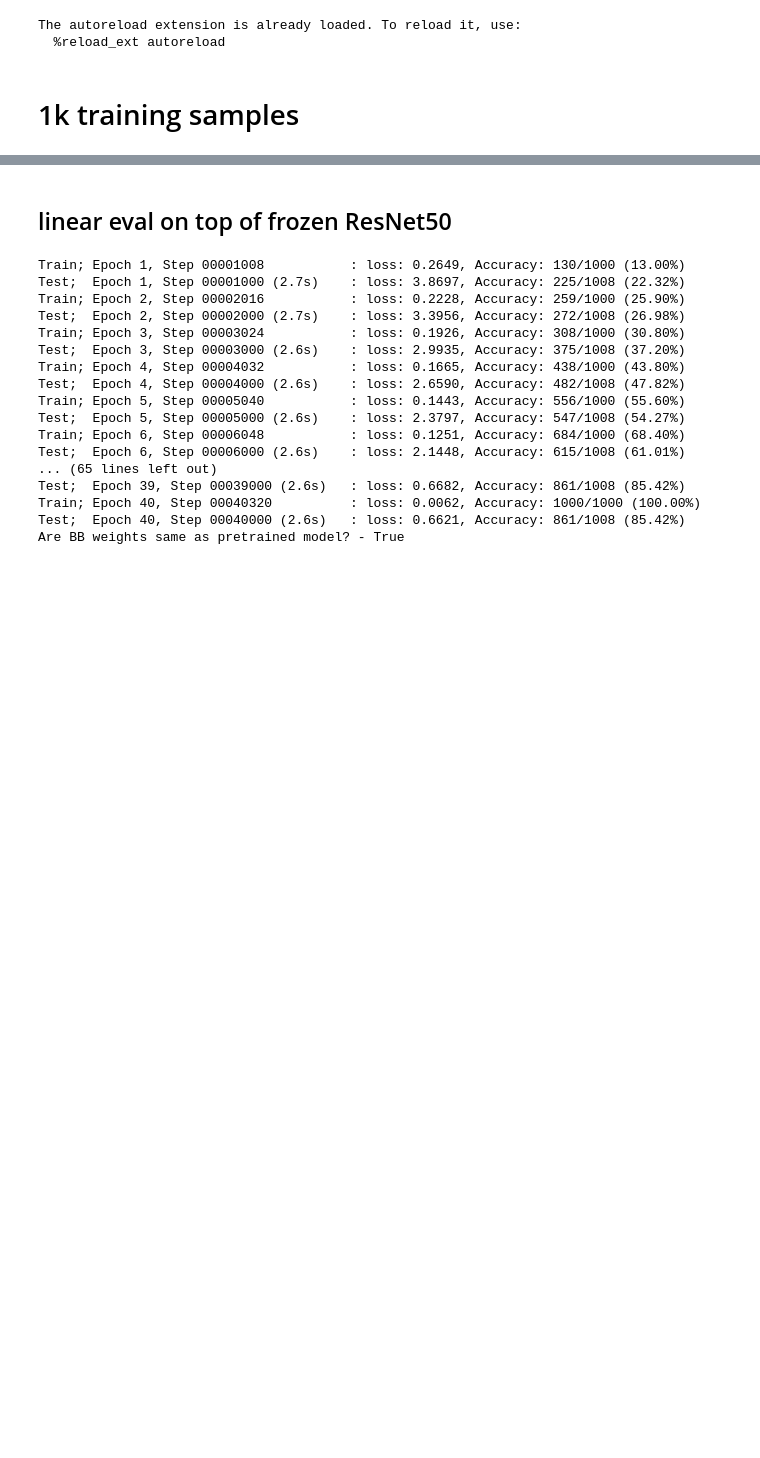
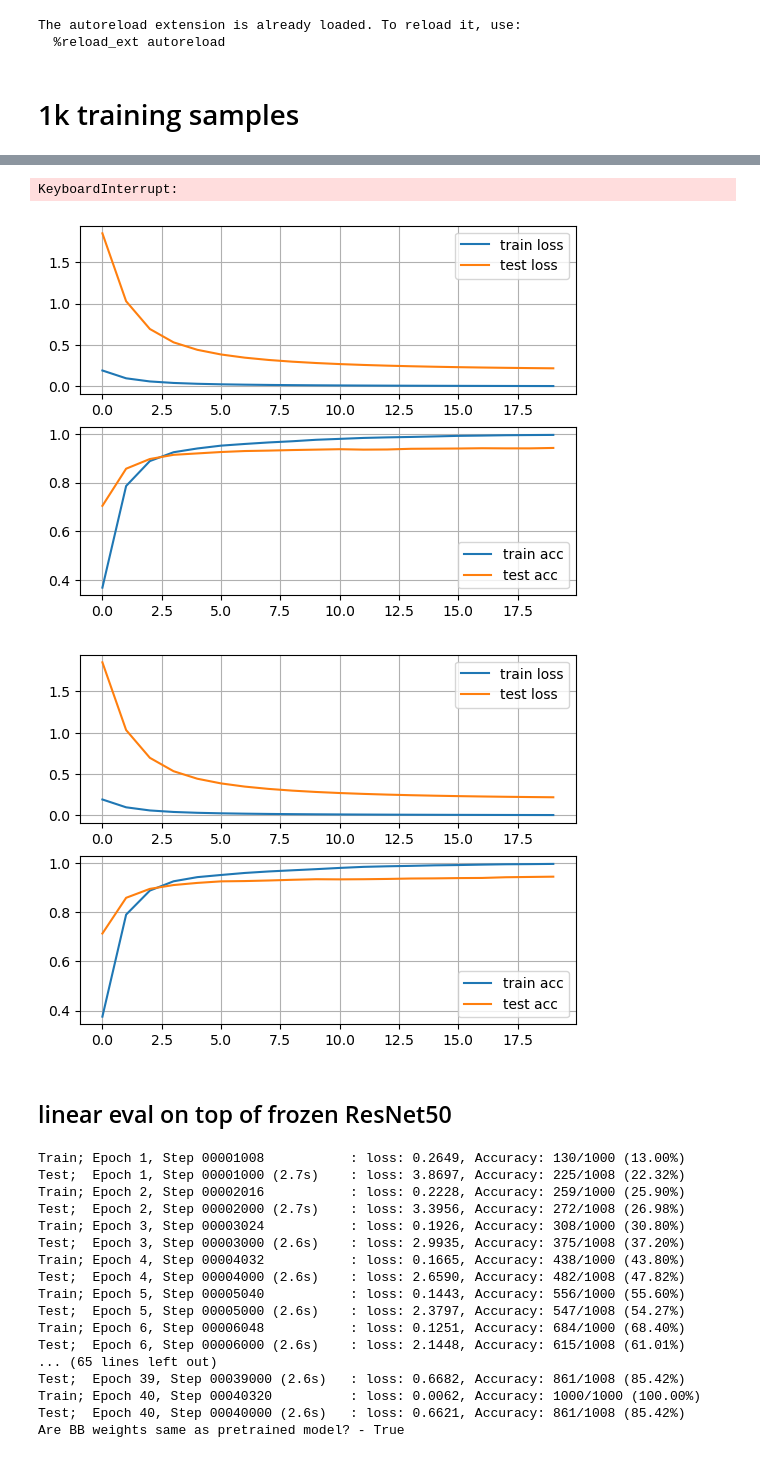
Before and after one commit to gurevichan/research, a Jupyter notebook: Finetune.ipynb, the cells around one changed output, grey strips where cells are left out. Cells and saved outputs as stored; diff of their text form; code cells hidden in the pictures; blank space fills up the shorter version.

```diff
--- a/Finetune.ipynb
+++ b/Finetune.ipynb
@@ -30,0 +154,14 @@ train_dataset, test_dataset = load_caltech101(data_path="/home/me.docker/work/da
+# %%
+# validate shapes
+# fine_tune_net.verbose = True
+# img = img.to(device)
+# bb_out = fine_tune_net(img)
+# fine_tune_net.verbose = False
+
+for i in range(3):
+    resnet = resnet50(weights=ResNet50_Weights.IMAGENET1K_V1)
+    resnet.fc = nn.Identity() # removing pretrained last layerS
+    resnet_frozen = BBandFChead(resnet, hidden_dim=0, output_dim=101, train_bb=False) # creating a model with frozen bb and only a linear eval head.
+    _ = train_model(resnet_frozen, train_dataset=train_dataset, test_dataset=test_dataset, batch_size=16,
+                lr=0.0001, epochs=20, samples_per_epoch=None, test_max_samples=None, silent=False, plot=True)
+# %% [output]
@@ -30,0 +173,3 @@ train_dataset, test_dataset = load_caltech101(data_path="/home/me.docker/work/da
+KeyboardInterrupt:
+[figure, added]
+[figure, added]
```
Also changed, not shown: parts of 13 cells of this notebook, 3 other files.
